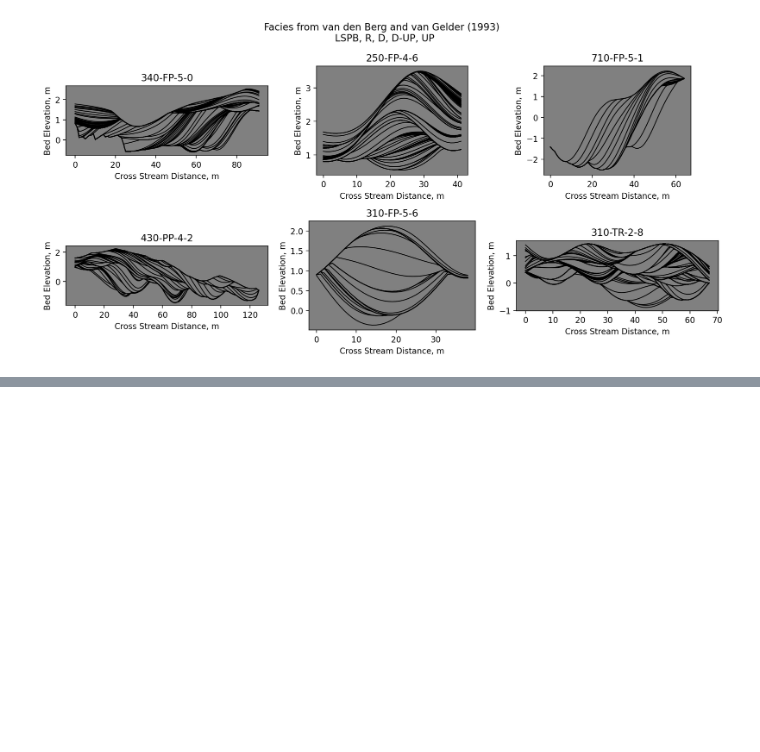
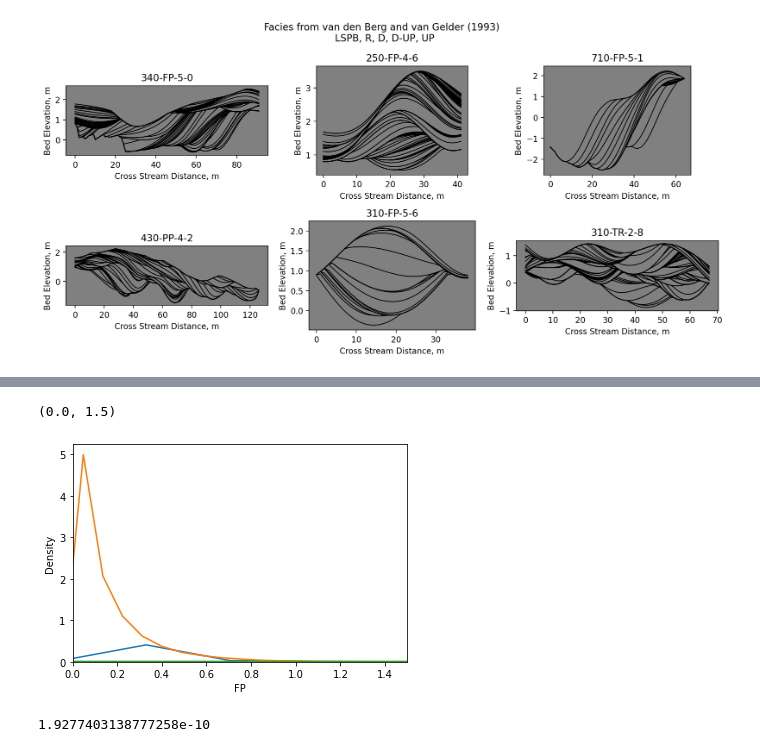
Before and after one commit to salpheus/BarCode, a Jupyter notebook: ReplotBars.ipynb, the cells around one changed output, grey strips where cells are left out. Cells and saved outputs as stored; diff of their text form; code cells hidden in the pictures; blank space fills up the shorter version.

```diff
--- a/ReplotBars.ipynb
+++ b/ReplotBars.ipynb
@@ -145,0 +237,12 @@ plt.savefig('/Volumes/SAF_Data/bar-manuscript_sum22/figures/type-bars-k.png', tr
+# %%
+sns.kdeplot(data = preservation['FP'][~pd.isnull(preservation['FP'])])
+sns.kdeplot(data = preservation['PP'][~pd.isnull(preservation['PP'])])
+sns.kdeplot(data = preservation['TR'][~pd.isnull(preservation['TR'])])
+plt.xlim(0, 1.5)
+# %% [output]
+(0.0, 1.5)
+[figure, added]
+# %%
+sec430.min()
+# %% [output]
+1.9277403138777258e-10
```
Also changed, not shown: parts of 14 cells of this notebook, 10 other files.
